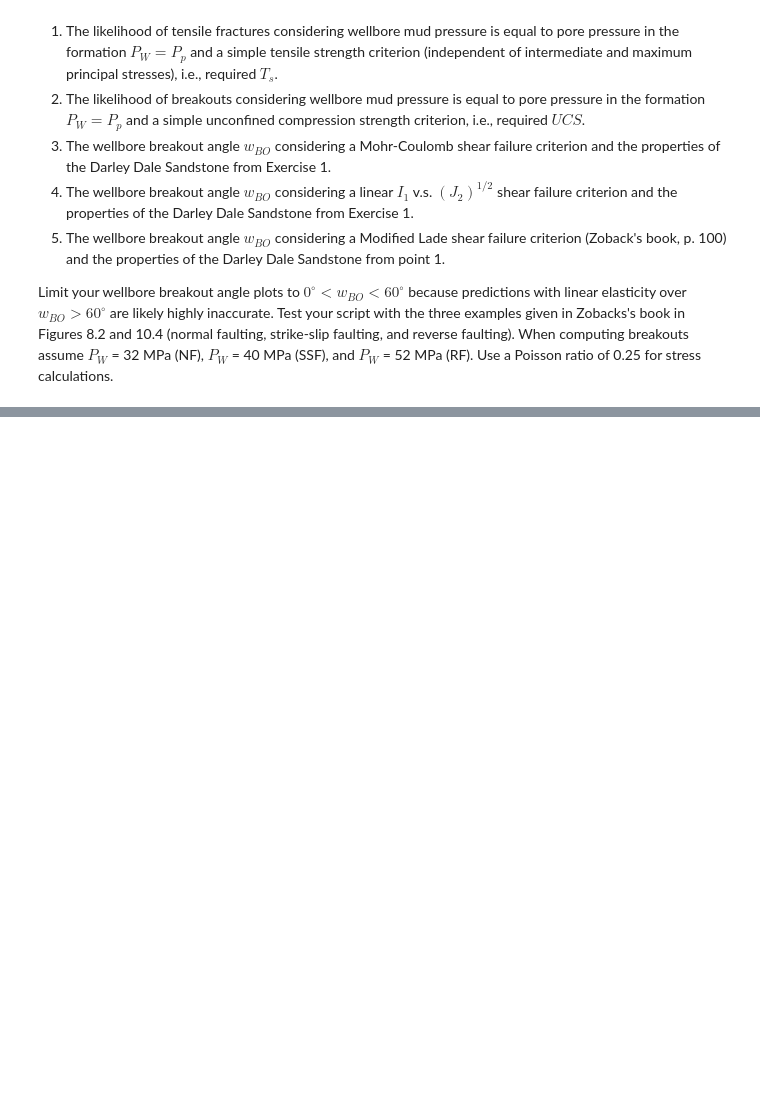
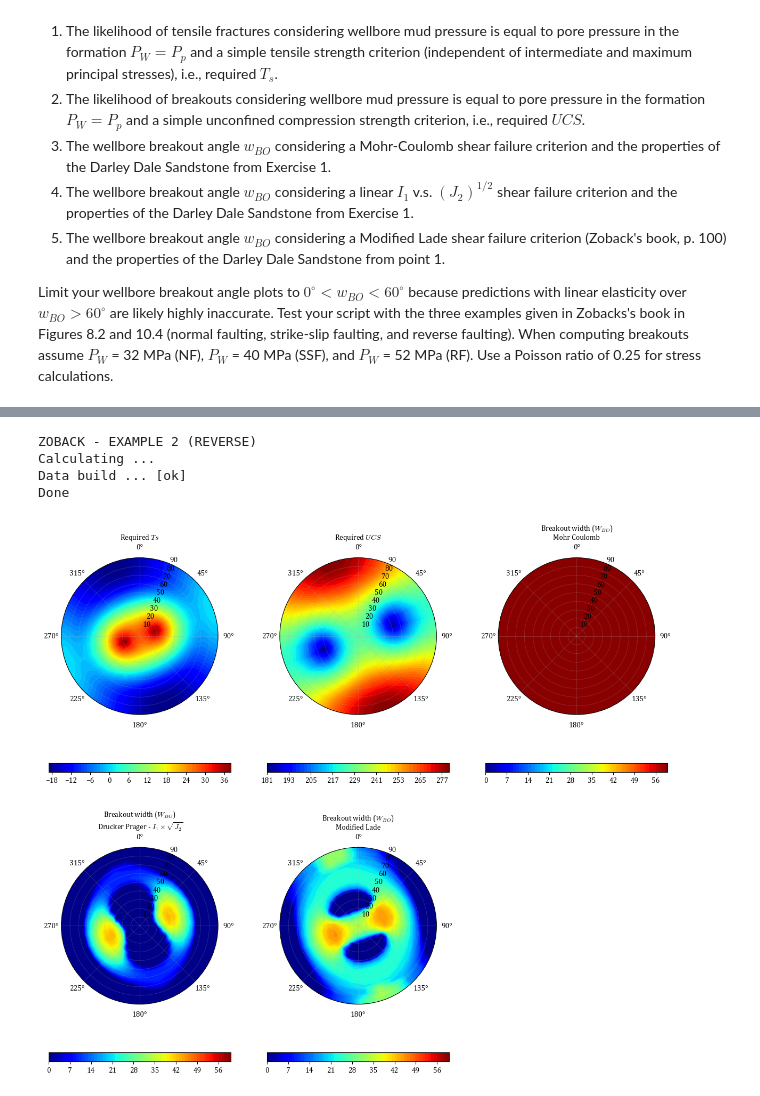
Before and after one commit to rebpoli/Doutorado, a Jupyter notebook: PGE383-AdvGeomec/HW7/HW7.ipynb, the cells around one changed output, grey strips where cells are left out. Drawn from its saved outputs; the diff is of its cells as text; code cells hidden in the pictures; blank space fills up the shorter version.

```diff
--- a/PGE383-AdvGeomec/HW7/HW7.ipynb
+++ b/PGE383-AdvGeomec/HW7/HW7.ipynb
@@ -367,0 +428,28 @@ Done
+# %%
+# Mohr coulomb failure criteria: Sig1 = UCS + Q * Sig3
+MC_UCS=80.44
+MC_Q=4.5881
+
+# I1 x J2 Drucker Parger failure criteria: SQRT_J2 = C3 + V4 * I1
+DP_C3=20.35
+DP_C4=0.3174
+
+# Parameters to the Modified Lade
+S1 = 145   # Shmax
+S2 = 125   # Shmin
+S3 = 70    # Sv
+AZIMUTH = 70
+REGIME = 'REVERSE'
+
+PP = 32
+PW = 52
+NU = 0.25
+
+print ("ZOBACK - EXAMPLE 2 (REVERSE)")
+build_polar_plots()
+# %% [output]
+ZOBACK - EXAMPLE 2 (REVERSE)
+Calculating ...
+Data build ... [ok]
+Done
+[figure, added]
```
Also changed, not shown: parts of 6 cells of this notebook, 1 other file.
